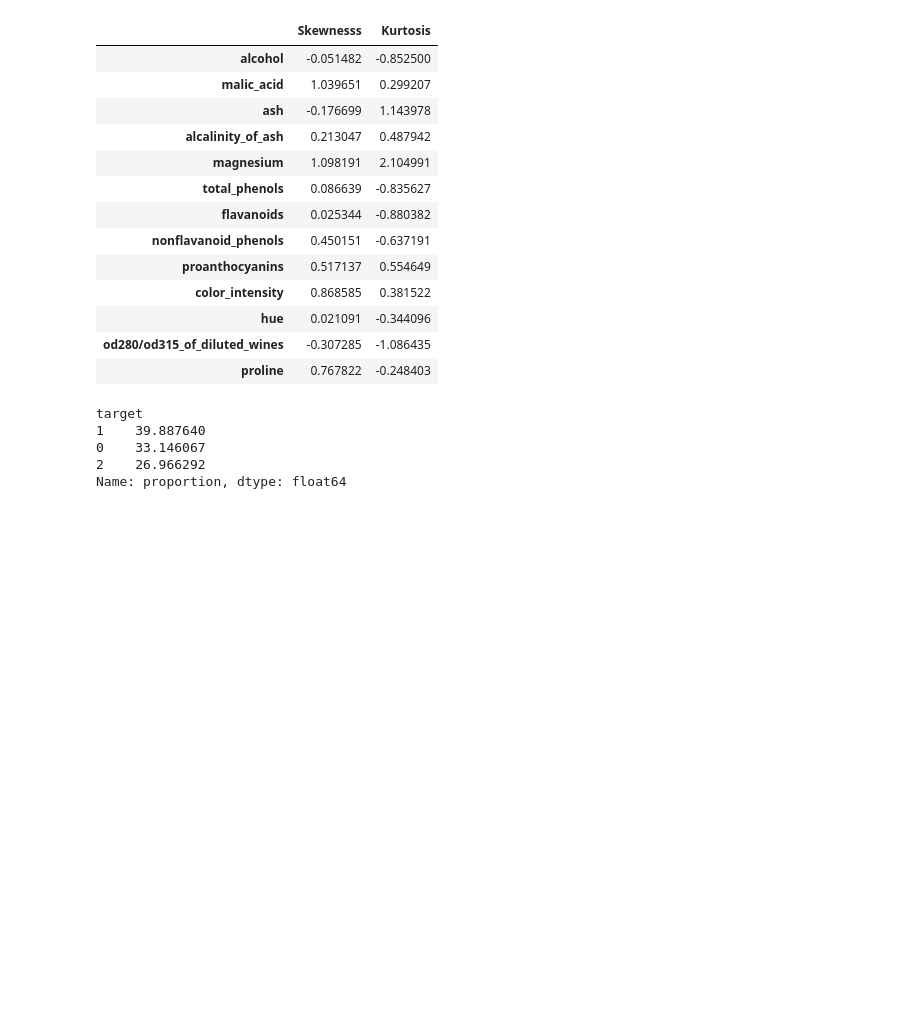
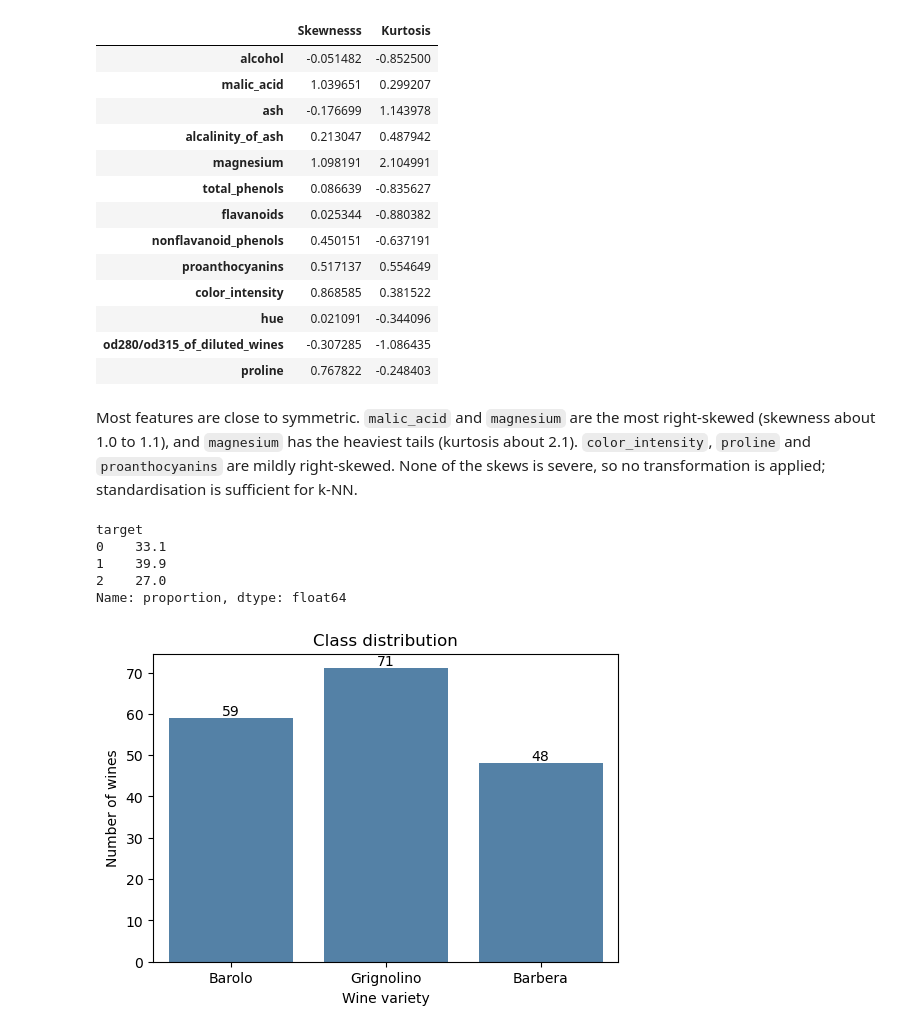
Before and after one commit to mutahidariusdm-dev/wine-classification, a Jupyter notebook: Wine Classification.ipynb, the cells around one changed output. Cells and saved outputs as stored; diff of their text form; code cells hidden in the pictures; blank space fills up the shorter version.

```diff
--- a/Wine Classification.ipynb
+++ b/Wine Classification.ipynb
@@ -38,0 +76,10 @@ The dataset describes the amount of various chemicals present in wine and their
+# %%
+# Load the dataset
+wine_dataset = pd.read_csv("wine.csv")
+df = wine_dataset.copy()
+
+# Class names, as defined in the data description below
+class_names = ["Barolo", "Grignolino", "Barbera"]
+
+print("Wine dataset shape", df.shape)
+wine_dataset.head()
@@ -99,12 +177,23 @@ skewness_kurtosis
 | hue | 0.021091 | -0.344096 |
 | od280/od315_of_diluted_wines | -0.307285 | -1.086435 |
 | proline | 0.767822 | -0.248403 |
+# %% [markdown]
+Most features are close to symmetric. `malic_acid` and `magnesium` are the most right-skewed (skewness about 1.0 to 1.1), and `magnesium` has the heaviest tails (kurtosis about 2.1). `color_intensity`, `proline` and `proanthocyanins` are mildly right-skewed. None of the skews is severe, so no transformation is applied; standardisation is sufficient for k-NN.
 # %%
 # Determine the value counts of the target feature
-df["target"].value_counts(normalize = True) * 100
+display((df["target"].value_counts(normalize = True).sort_index() * 100).round(1))
+
+plt.figure(figsize = (6, 4))
+ax = sns.countplot(x = df["target"].map(dict(enumerate(class_names))), order = class_names, color = "steelblue")
+ax.bar_label(ax.containers[0])
+plt.xlabel("Wine variety")
+plt.ylabel("Number of wines")
+plt.title("Class distribution")
+plt.show()
 # %% [output]
 target
-1    39.887640
-0    33.146067
-2    26.966292
+0    33.1
+1    39.9
+2    27.0
 Name: proportion, dtype: float64
+[figure, added]
```
Also changed, not shown: parts of 41 cells of this notebook, 2 other files.
